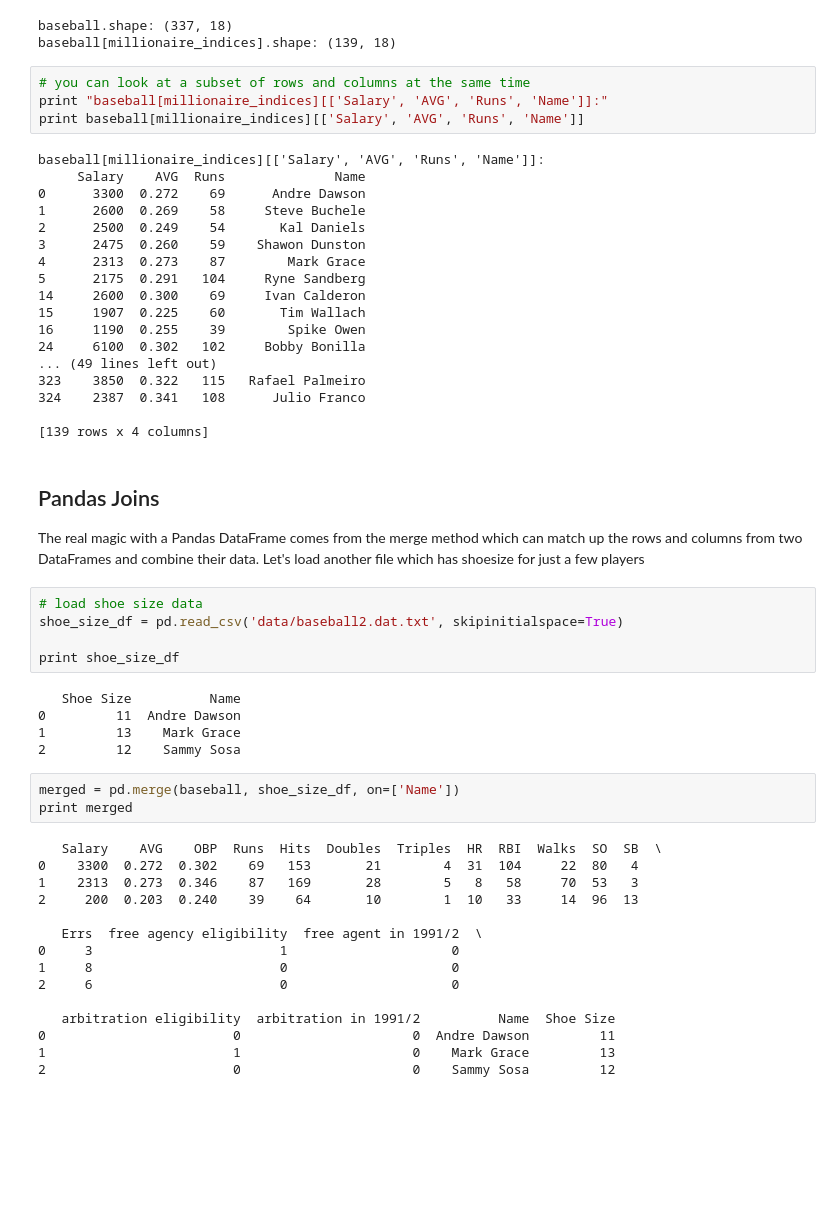
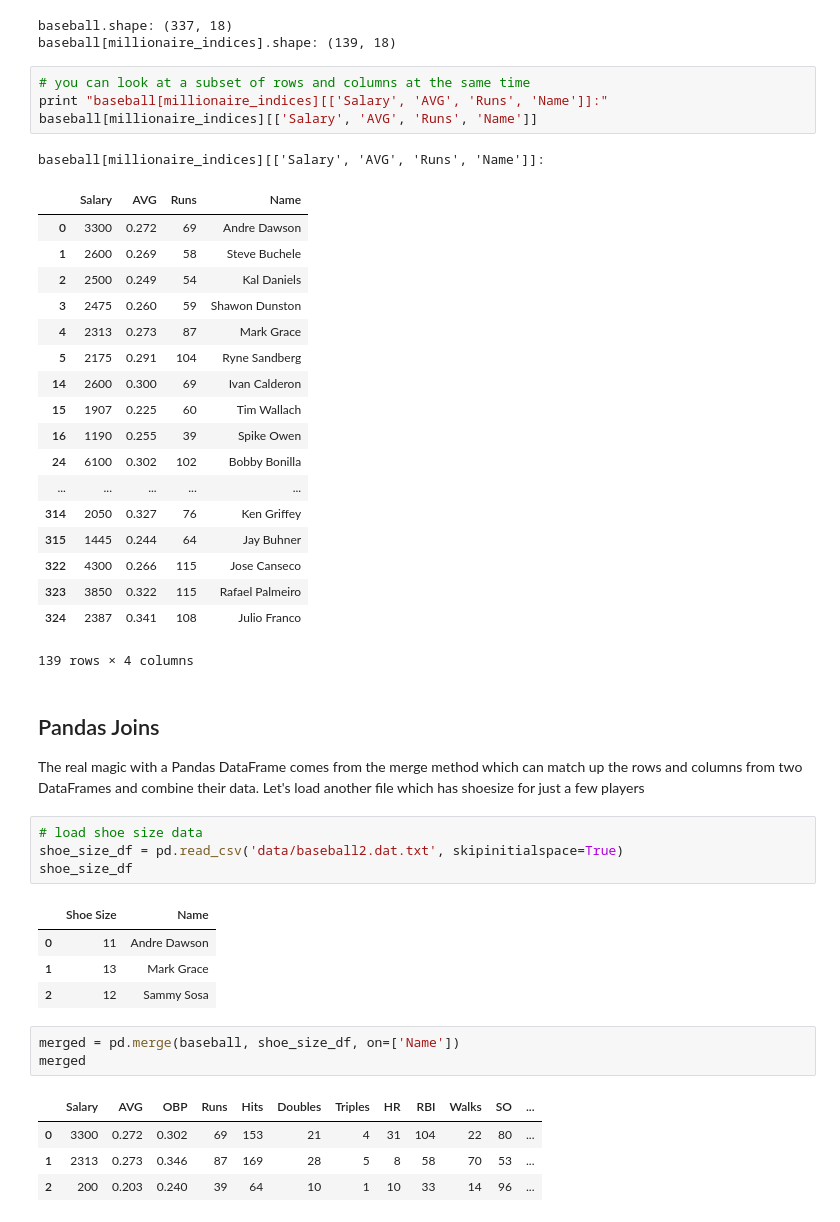
Before and after one commit to UCIDataScienceInitiative/PredictiveModeling_withPython, a Jupyter notebook: Session 0 - IPython Notebooks and Viewing Data in Python.ipynb, the cells around one changed output. Cells and saved outputs as stored; diff of their text form; blank space fills up the shorter version.

```diff
--- a/Session 0 - IPython Notebooks and Viewing Data in Python.ipynb
+++ b/Session 0 - IPython Notebooks and Viewing Data in Python.ipynb
@@ -576,55 +563,46 @@ baseball[millionaire_indices].shape: (139, 18)
 # %%
 # you can look at a subset of rows and columns at the same time
 print "baseball[millionaire_indices][['Salary', 'AVG', 'Runs', 'Name']]:"
-print baseball[millionaire_indices][['Salary', 'AVG', 'Runs', 'Name']]
+baseball[millionaire_indices][['Salary', 'AVG', 'Runs', 'Name']]
 # %% [output]
 baseball[millionaire_indices][['Salary', 'AVG', 'Runs', 'Name']]:
-     Salary    AVG  Runs              Name
-0      3300  0.272    69      Andre Dawson
-1      2600  0.269    58     Steve Buchele
-2      2500  0.249    54       Kal Daniels
-3      2475  0.260    59    Shawon Dunston
-4      2313  0.273    87        Mark Grace
-5      2175  0.291   104     Ryne Sandberg
-14     2600  0.300    69     Ivan Calderon
-15     1907  0.225    60       Tim Wallach
-16     1190  0.255    39        Spike Owen
-24     6100  0.302   102     Bobby Bonilla
-... (49 lines left out)
-323    3850  0.322   115   Rafael Palmeiro
-324    2387  0.341   108      Julio Franco
-
-[139 rows x 4 columns]
+|  | Salary | AVG | Runs | Name |
+| 0 | 3300 | 0.272 | 69 | Andre Dawson |
+| 1 | 2600 | 0.269 | 58 | Steve Buchele |
+| 2 | 2500 | 0.249 | 54 | Kal Daniels |
+| 3 | 2475 | 0.260 | 59 | Shawon Dunston |
+| 4 | 2313 | 0.273 | 87 | Mark Grace |
+| 5 | 2175 | 0.291 | 104 | Ryne Sandberg |
+| 14 | 2600 | 0.300 | 69 | Ivan Calderon |
+| 15 | 1907 | 0.225 | 60 | Tim Wallach |
+| 16 | 1190 | 0.255 | 39 | Spike Owen |
+| 24 | 6100 | 0.302 | 102 | Bobby Bonilla |
+| ... | ... | ... | ... | ... |
+| 314 | 2050 | 0.327 | 76 | Ken Griffey |
+| 315 | 1445 | 0.244 | 64 | Jay Buhner |
+| 322 | 4300 | 0.266 | 115 | Jose Canseco |
+| 323 | 3850 | 0.322 | 115 | Rafael Palmeiro |
+| 324 | 2387 | 0.341 | 108 | Julio Franco |
+139 rows × 4 columns
 # %% [markdown]
 ## Pandas Joins
 The real magic with a Pandas DataFrame comes from the merge method which can match up the rows and columns from two DataFrames and combine their data.  Let's load another file which has shoesize for just a few players
 # %%
 # load shoe size data
 shoe_size_df = pd.read_csv('data/baseball2.dat.txt', skipinitialspace=True)
-
-print shoe_size_df
+shoe_size_df
 # %% [output]
-   Shoe Size          Name
-0         11  Andre Dawson
-1         13    Mark Grace
-2         12    Sammy Sosa
+|  | Shoe Size | Name |
+| 0 | 11 | Andre Dawson |
+| 1 | 13 | Mark Grace |
+| 2 | 12 | Sammy Sosa |
 # %%
 merged = pd.merge(baseball, shoe_size_df, on=['Name'])
-print merged
+merged
 # %% [output]
-   Salary    AVG    OBP  Runs  Hits  Doubles  Triples  HR  RBI  Walks  SO  SB  \
-0    3300  0.272  0.302    69   153       21        4  31  104     22  80   4
-1    2313  0.273  0.346    87   169       28        5   8   58     70  53   3
-2     200  0.203  0.240    39    64       10        1  10   33     14  96  13
-
-   Errs  free agency eligibility  free agent in 1991/2  \
-0     3                        1                     0
-1     8                        0                     0
-2     6                        0                     0
-
-   arbitration eligibility  arbitration in 1991/2          Name  Shoe Size
-0                        0                      0  Andre Dawson         11
-1                        1                      0    Mark Grace         13
-2                        0                      0    Sammy Sosa         12
+|  | Salary | AVG | OBP | Runs | Hits | Doubles | Triples | HR | RBI | Walks | SO | ... |
+| 0 | 3300 | 0.272 | 0.302 | 69 | 153 | 21 | 4 | 31 | 104 | 22 | 80 | ... |
+| 1 | 2313 | 0.273 | 0.346 | 87 | 169 | 28 | 5 | 8 | 58 | 70 | 53 | ... |
+| 2 | 200 | 0.203 | 0.240 | 39 | 64 | 10 | 1 | 10 | 33 | 14 | 96 | ... |
 # %%
 merged_outer = pd.merge(baseball, shoe_sizes, on=['Name'], how='outer')
```
Also changed, not shown: parts of 19 cells of this notebook.
